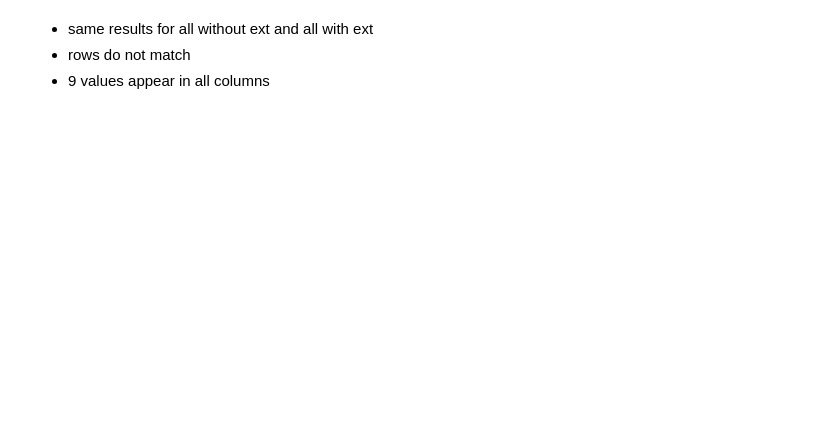
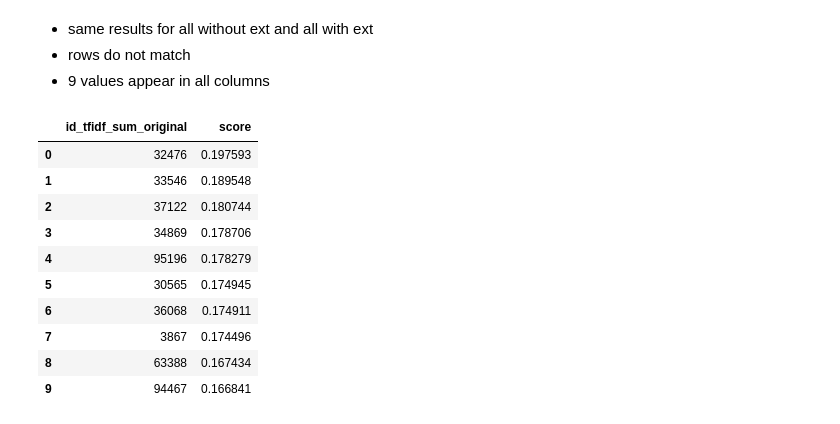
Before and after one commit to SaraBrezec/enviroLENS, a Jupyter notebook: word-embeddings/notebooks/query-expansion.ipynb, the cells around one changed output. Cells and saved outputs as stored; diff of their text form; code cells hidden in the pictures; blank space fills up the shorter version.

```diff
--- a/word-embeddings/notebooks/query-expansion.ipynb
+++ b/word-embeddings/notebooks/query-expansion.ipynb
@@ -542,7 +753,7 @@ con
 #test1:
 ## original query
 original_query_cand1 = []
-for alpha in [0.5,0.6,0.7,0.8,0.9,1]:
+for alpha in [-1,0.35,0.4,0.45,0.5,0.6,0.7,0.8,0.9,1]:
     score_sum = probab_score_sum_weights(test1, topw_list1,tokenized_docs,texts,  wv_wiki_en, alpha)
     #original + ext gives same score, add global and state gives different score, same order
     #how many docs have positive score?
@@ -554,7 +765,7 @@ for alpha in [0.5,0.6,0.7,0.8,0.9,1]:
 
 ## original query plus ext
 original_query_ext_cand1 = []
-for alpha in [0.5,0.6,0.7,0.8,0.9,1]:
+for alpha in [-1,0.35,0.4,0.45,0.5,0.6,0.7,0.8,0.9,1]:
     score_sum =probab_score_sum_weights(test1+ext1, top_list1,tokenized_docs,texts,  wv_wiki_en, alpha)
     #original + ext gives same score, add global and state gives different score, same order
     #how many docs have positive score?
@@ -724,8 +1005,20 @@ def tfidf_sum(tokensI,tokenized_docsI, textsI):
 # %%
 tf = tfidf_sum(test,tokenized_docs, texts)
 df_tfidf_sum_original = pd.DataFrame(top_positives(tf[0],10), columns =['id_tfidf_sum_original', 'score'])
 tf[1] #query words that did not appear in any doc
-#df_tfidf_sum_original
+df_tfidf_sum_original
+# %% [output]
+|  | id_tfidf_sum_original | score |
+| 0 | 32476 | 0.197593 |
+| 1 | 33546 | 0.189548 |
+| 2 | 37122 | 0.180744 |
+| 3 | 34869 | 0.178706 |
+| 4 | 95196 | 0.178279 |
+| 5 | 30565 | 0.174945 |
+| 6 | 36068 | 0.174911 |
+| 7 | 3867 | 0.174496 |
+| 8 | 63388 | 0.167434 |
+| 9 | 94467 | 0.166841 |
 # %%
 tf = tfidf_sum(test+ext,tokenized_docs, texts)
 df_tfidf_sum_original_ext = pd.DataFrame(top_positives(tf[0],10), columns =['id_tfidf_sum_original_ext', 'score'])
```
Also changed, not shown: parts of 56 cells of this notebook.
